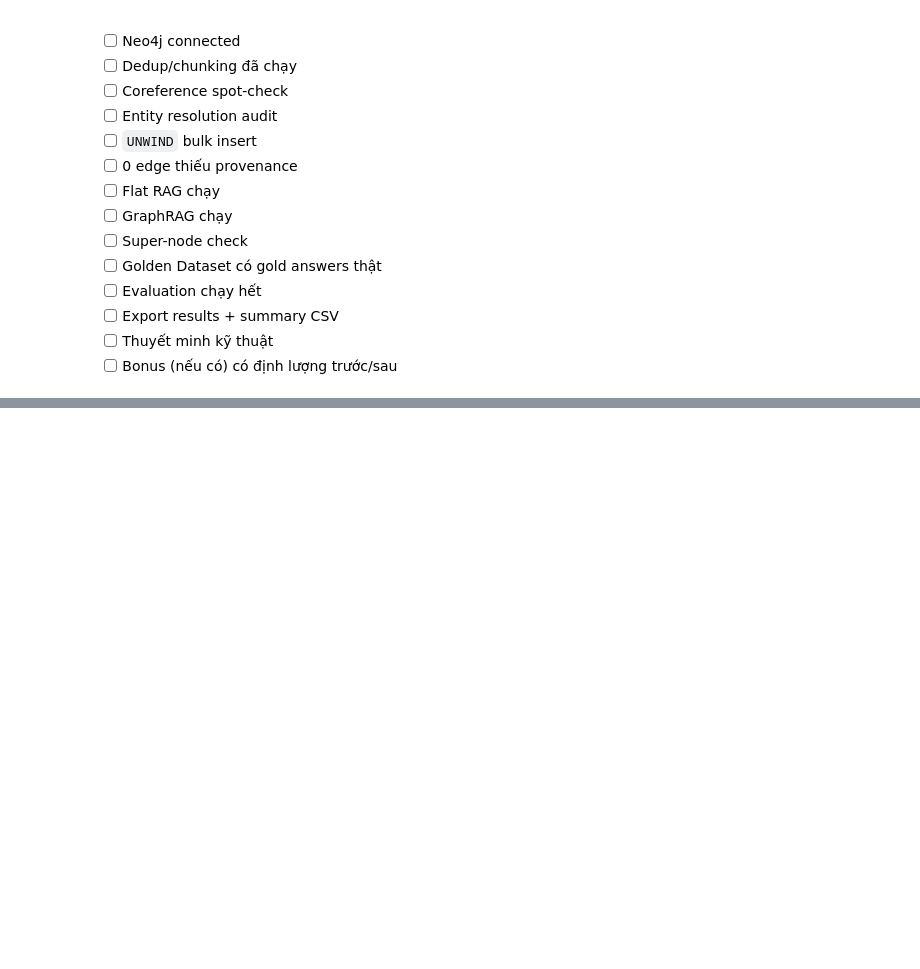
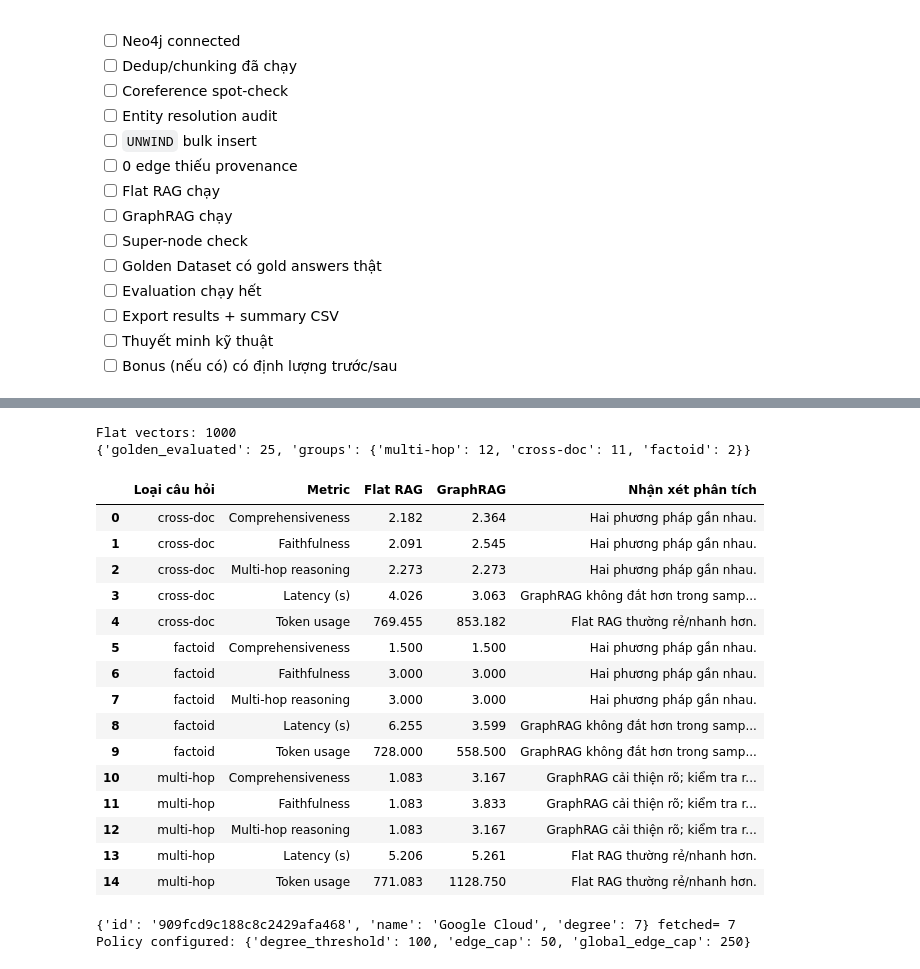
Before and after one commit to quangdao2k5/Day19-2A202601014-DaoKieuThinhQuang, a Jupyter notebook: Day19_GraphRAG_vs_FlatRAG_Production_Lab_Guide.ipynb, the cells around one changed output, grey strips where cells are left out. Drawn from its saved outputs; the diff is of its cells as text; code cells hidden in the pictures; blank space fills up the shorter version.

```diff
--- a/Day19_GraphRAG_vs_FlatRAG_Production_Lab_Guide.ipynb
+++ b/Day19_GraphRAG_vs_FlatRAG_Production_Lab_Guide.ipynb
@@ -1578,3 +1573,11 @@ def self_correcting_context(question):
 - [ ] Export results + summary CSV
 - [ ] Thuyết minh kỹ thuật
 - [ ] Bonus (nếu có) có định lượng trước/sau
+# %%
+#@title Submission evidence — completed pipeline artifacts
+# 1) Preprocessing evidence from the actual local 10k-row dataset.
+raw_df = load_news(DATA_PATH)
+news_df = standardize_news(raw_df)
+chunks_df = build_chunks(news_df)
+print({'raw_rows': len(raw_df), 'dedup_articles': len(news_df), 'chunks_indexed': len(chunks_df)})
+display(news_df[['article_id', 'title', 'published_date']].head(5))
@@ -1580,0 +1660,33 @@ def self_correcting_context(question):
+# %%
+#@title Submission evidence — FlatRAG index and Golden benchmark
+build_flat_index(chunks_df)
+eval_results_df = pd.read_csv(OUTPUT_DIR / 'graphrag_eval_results.csv')
+summary_df = pd.read_csv(OUTPUT_DIR / 'graphrag_vs_flatrag_summary.csv')
+print({'golden_evaluated': len(eval_results_df), 'groups': eval_results_df.group.value_counts().to_dict()})
+display(summary_df)
+# %% [output]
+Flat vectors: 1000
+{'golden_evaluated': 25, 'groups': {'multi-hop': 12, 'cross-doc': 11, 'factoid': 2}}
+|  | Loại câu hỏi | Metric | Flat RAG | GraphRAG | Nhận xét phân tích |
+| 0 | cross-doc | Comprehensiveness | 2.182 | 2.364 | Hai phương pháp gần nhau. |
+| 1 | cross-doc | Faithfulness | 2.091 | 2.545 | Hai phương pháp gần nhau. |
+| 2 | cross-doc | Multi-hop reasoning | 2.273 | 2.273 | Hai phương pháp gần nhau. |
+| 3 | cross-doc | Latency (s) | 4.026 | 3.063 | GraphRAG không đắt hơn trong samp... |
+| 4 | cross-doc | Token usage | 769.455 | 853.182 | Flat RAG thường rẻ/nhanh hơn. |
+| 5 | factoid | Comprehensiveness | 1.500 | 1.500 | Hai phương pháp gần nhau. |
+| 6 | factoid | Faithfulness | 3.000 | 3.000 | Hai phương pháp gần nhau. |
+| 7 | factoid | Multi-hop reasoning | 3.000 | 3.000 | Hai phương pháp gần nhau. |
+| 8 | factoid | Latency (s) | 6.255 | 3.599 | GraphRAG không đắt hơn trong samp... |
+| 9 | factoid | Token usage | 728.000 | 558.500 | GraphRAG không đắt hơn trong samp... |
+| 10 | multi-hop | Comprehensiveness | 1.083 | 3.167 | GraphRAG cải thiện rõ; kiểm tra r... |
+| 11 | multi-hop | Faithfulness | 1.083 | 3.833 | GraphRAG cải thiện rõ; kiểm tra r... |
+| 12 | multi-hop | Multi-hop reasoning | 1.083 | 3.167 | GraphRAG cải thiện rõ; kiểm tra r... |
+| 13 | multi-hop | Latency (s) | 5.206 | 5.261 | Flat RAG thường rẻ/nhanh hơn. |
+| 14 | multi-hop | Token usage | 771.083 | 1128.750 | Flat RAG thường rẻ/nhanh hơn. |
+# %%
+#@title Submission evidence — super-node policy
+test_supernode_policy()
+print('Policy configured:', {'degree_threshold': SUPER_NODE_DEGREE, 'edge_cap': SUPER_NODE_EDGE_CAP, 'global_edge_cap': GLOBAL_EDGE_CAP})
+# %% [output]
+{'id': '909fcd9c188c8c2429afa468', 'name': 'Google Cloud', 'degree': 7} fetched= 7
+Policy configured: {'degree_threshold': 100, 'edge_cap': 50, 'global_edge_cap': 250}
```
Also changed, not shown: parts of 6 cells of this notebook, 1 other file.
